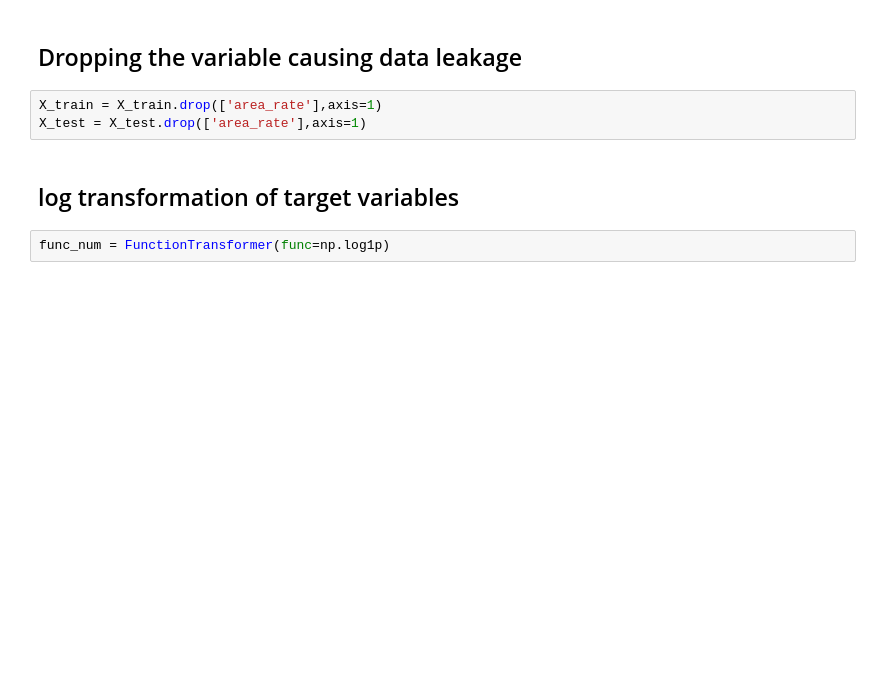
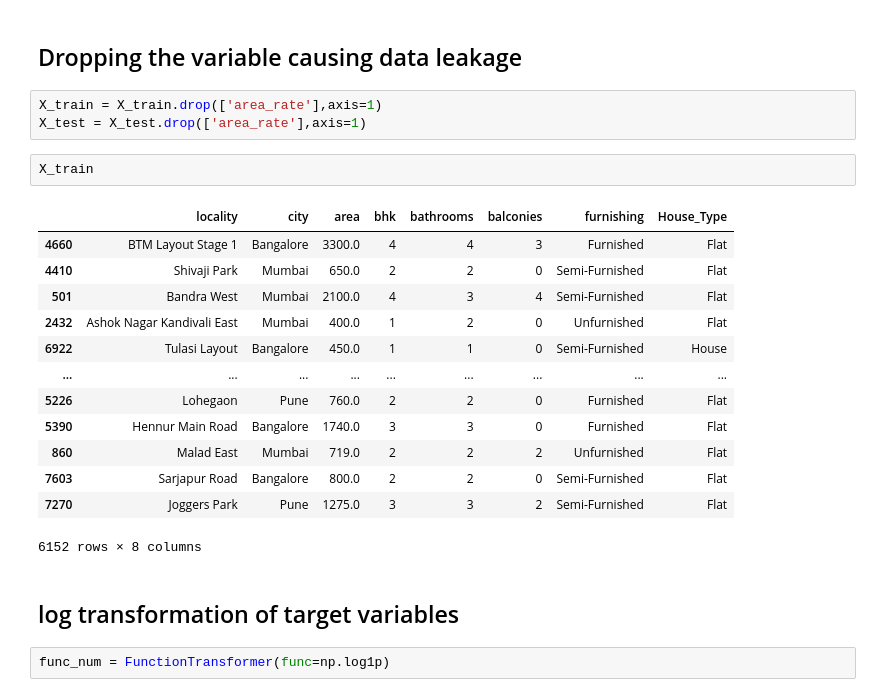
Before and after one commit to zaid2899/Rent-prediction, a Jupyter notebook: project_rent.ipynb, the cells around one changed output. Cells and saved outputs as stored; diff of their text form; blank space fills up the shorter version.

```diff
--- a/project_rent.ipynb
+++ b/project_rent.ipynb
@@ -269,6 +326,22 @@ X_train,X_test,Y_train,Y_test = train_test_split(df_clean.drop(['rent'],axis=1),
 # %%
 X_train = X_train.drop(['area_rate'],axis=1)
 X_test = X_test.drop(['area_rate'],axis=1)
+# %%
+X_train
+# %% [output]
+|  | locality | city | area | bhk | bathrooms | balconies | furnishing | House_Type |
+| 4660 | BTM Layout Stage 1 | Bangalore | 3300.0 | 4 | 4 | 3 | Furnished | Flat |
+| 4410 | Shivaji Park | Mumbai | 650.0 | 2 | 2 | 0 | Semi-Furnished | Flat |
+| 501 | Bandra West | Mumbai | 2100.0 | 4 | 3 | 4 | Semi-Furnished | Flat |
+| 2432 | Ashok Nagar Kandivali East | Mumbai | 400.0 | 1 | 2 | 0 | Unfurnished | Flat |
+| 6922 | Tulasi Layout | Bangalore | 450.0 | 1 | 1 | 0 | Semi-Furnished | House |
+| ... | ... | ... | ... | ... | ... | ... | ... | ... |
+| 5226 | Lohegaon | Pune | 760.0 | 2 | 2 | 0 | Furnished | Flat |
+| 5390 | Hennur Main Road | Bangalore | 1740.0 | 3 | 3 | 0 | Furnished | Flat |
+| 860 | Malad East | Mumbai | 719.0 | 2 | 2 | 2 | Unfurnished | Flat |
+| 7603 | Sarjapur Road | Bangalore | 800.0 | 2 | 2 | 0 | Semi-Furnished | Flat |
+| 7270 | Joggers Park | Pune | 1275.0 | 3 | 3 | 2 | Semi-Furnished | Flat |
+6152 rows × 8 columns
 # %% [markdown]
 ## log transformation of target variables
 # %%
```
Also changed, not shown: parts of 17 cells of this notebook.
